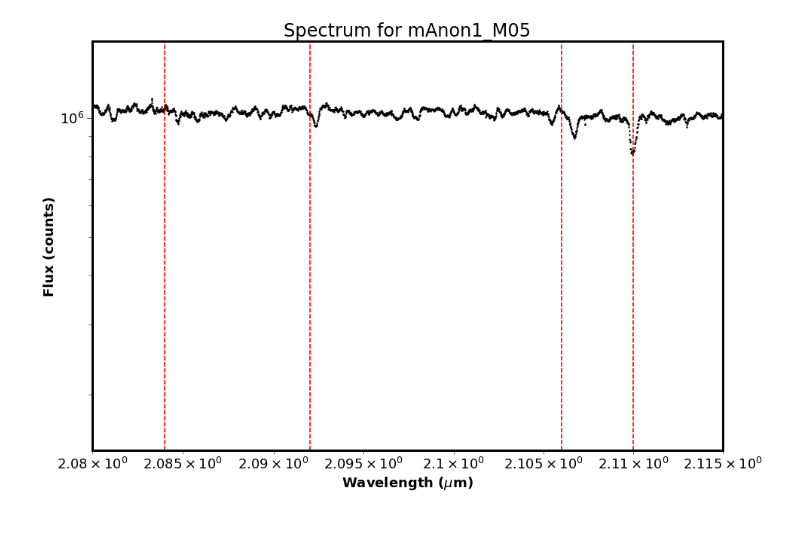
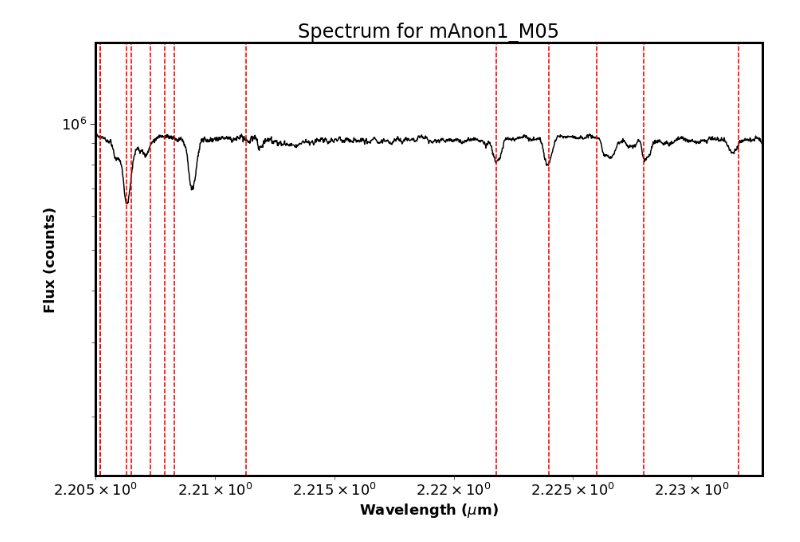
Before and after one commit to SavOliveira/IGRINS-Spectra, a Jupyter notebook: merged_standards_igrins.ipynb, the cells around one changed output. Cells and saved outputs as stored; diff of their text form; code cells hidden in the pictures.

```diff
--- a/merged_standards_igrins.ipynb
+++ b/merged_standards_igrins.ipynb
@@ -124,8 +200,8 @@ for file in merged_standard_files:
     fig,ax = plt.subplots(figsize=(15,10))
 
     # Create a plot of wavelength vs. flux
-    ax.scatter(wavelength, flux,s=2,c='black')
-    # ax.plot(wavelength, flux,c='black')
+    # ax.scatter(wavelength, flux,s=2,c='black')
+    ax.plot(wavelength, flux,c='black')
     ax.set_xscale('log')
     ax.set_yscale('log')
 
@@ -138,7 +214,7 @@ for file in merged_standard_files:
             # ax.set_xscale('log')
             # ax.set_yscale('log')
 
-    # ax.set_xlim(2.15,2.25)
+    ax.set_xlim(2.080,2.115)
     ax.set_xlabel('Wavelength ($\mu$m)')
     ax.set_ylabel('Flux (counts)')
 
@@ -148,9 +224,13 @@ for file in merged_standard_files:
     ax.set_title('Spectrum for {}'.format(filename))
 
     # Save the plot as PNG
-    plt.savefig(fig_path+'{}.png'.format(filename))
+    plt.savefig(fig_path+'2.080-2.115/'+'{}.png'.format(filename))
+
+    # Create the folder if it doesn't exist
+    if not os.path.exists(fig_path+'2.080-2.115'):
+        os.makedirs(fig_path+'2.080-2.115')
     # Show the plot
     plt.show()
     # Don't show the plots, save me some scrolling time and I can always look at them in the file explorer
-    # plt.close()
+    plt.close()
 # %% [output]
@@ -181,38 +324,40 @@ for file in merged_standard_files:
     # Set
     fig,ax = plt.subplots(figsize=(15,10))
 
     # Create a plot of wavelength vs. flux
-    ax.scatter(wavelength, flux,s=2,c='black')
-    # ax.plot(wavelength, flux,c='black')
+    # ax.scatter(wavelength, flux,s=2,c='black')
+    ax.plot(wavelength, flux,c='black')
     ax.set_xscale('log')
     ax.set_yscale('log')
 
     # Loop through NIR line dictionary and plot vertical, dashed lines at those wavelengths
     # Iterate over number of objects
     for i in range(n):
         # Iterate over the NIR dictionary
         for ii in range(len(lines_wav)):
             ax.axvline(x=lines_wav[ii],ls='dashed',color='red',alpha=0.2)
             # ax.set_xscale('log')
             # ax.set_yscale('log')
 
-    ax.set_xlim(2.080,2.115)
+    ax.set_xlim(2.205,2.233)
     ax.set_xlabel('Wavelength ($\mu$m)')
     ax.set_ylabel('Flux (counts)')
 
     # Extract the filename from the path
     filename = os.path.splitext(os.path.basename(file))[0]
     # Make the title according to the filename
     ax.set_title('Spectrum for {}'.format(filename))
 
     # Save the plot as PNG
-    plt.savefig(fig_path+'2.080-2.115/'+'{}.png'.format(filename))
-        # Create the folder if it doesn't exist
-    if not os.path.exists(fig_path+'2.080-2.115'):
-        os.makedirs(fig_path+'2.080-2.115')
+    plt.savefig(fig_path+'2.205-2.233/'+'{}.png'.format(filename))
+
+    # Create the folder if it doesn't exist
+    if not os.path.exists(fig_path+'2.205-2.233'):
+        os.makedirs(fig_path+'2.205-2.233')
+
     # Show the plot
     plt.show()
     # Don't show the plots, save me some scrolling time and I can always look at them in the file explorer
     plt.close()
 # %% [output]
-[figure, old version]
+[figure, new version]
```
Also changed, not shown: parts of 7 cells of this notebook, 50 other files.
